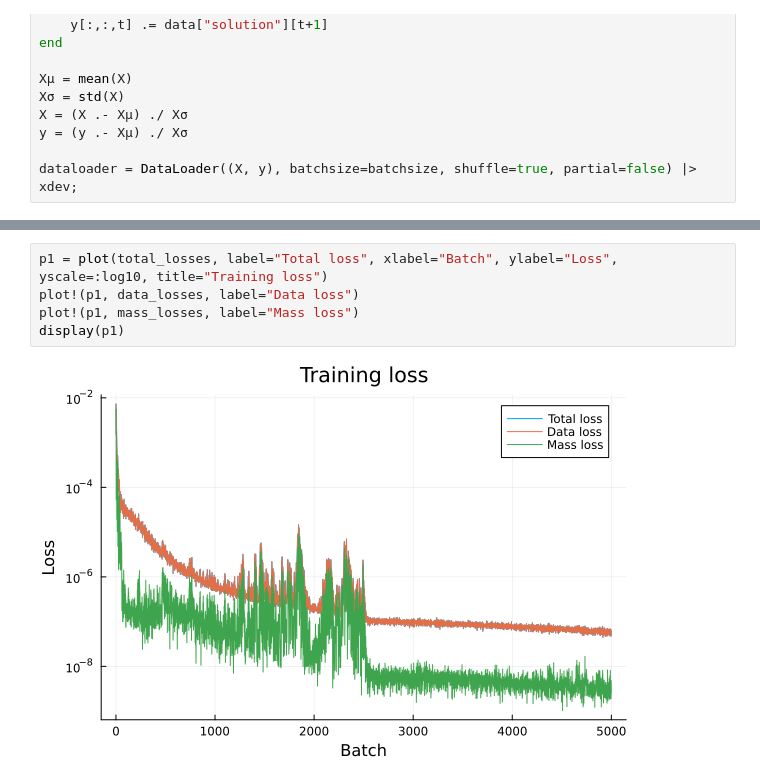
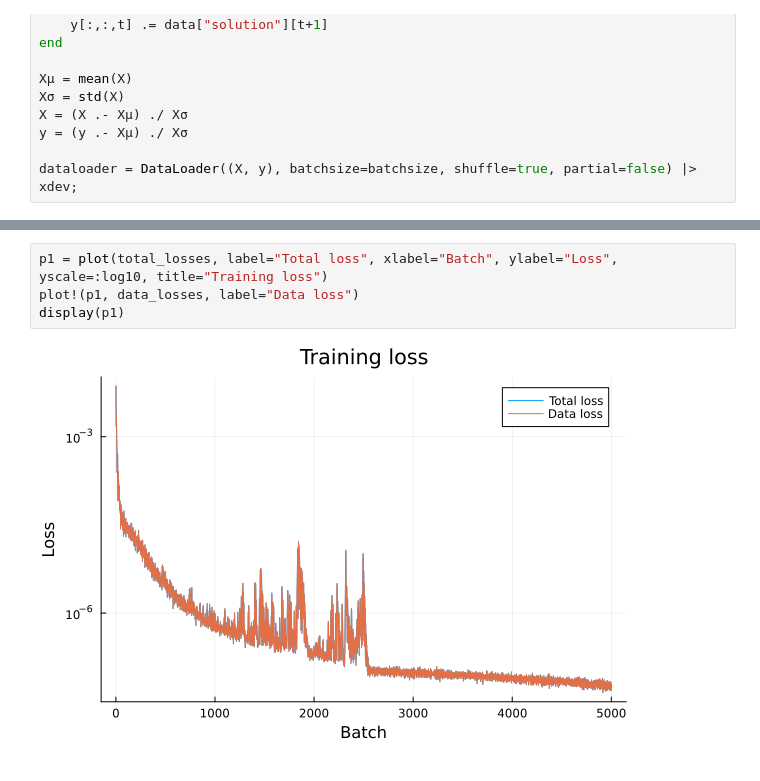
Before and after one commit to mlenes/surrogate_flow, a Jupyter notebook: CNN_timestepping.ipynb, the cells around one changed output, grey strips where cells are left out. Cells and saved outputs as stored; diff of their text form.

```diff
--- a/CNN_timestepping.ipynb
+++ b/CNN_timestepping.ipynb
@@ -113,7 +104,6 @@ BSON.@save "models/trained_model_trial.bson" model Xμ Xσ n_pad;
 # %%
 p1 = plot(total_losses, label="Total loss", xlabel="Batch", ylabel="Loss", yscale=:log10, title="Training loss")
 plot!(p1, data_losses, label="Data loss")
-plot!(p1, mass_losses, label="Mass loss")
 display(p1)
 # %% [output]
-[figure, old version]
+[figure, new version]
```
Also changed, not shown: parts of 4 cells of this notebook, 5 other files.
